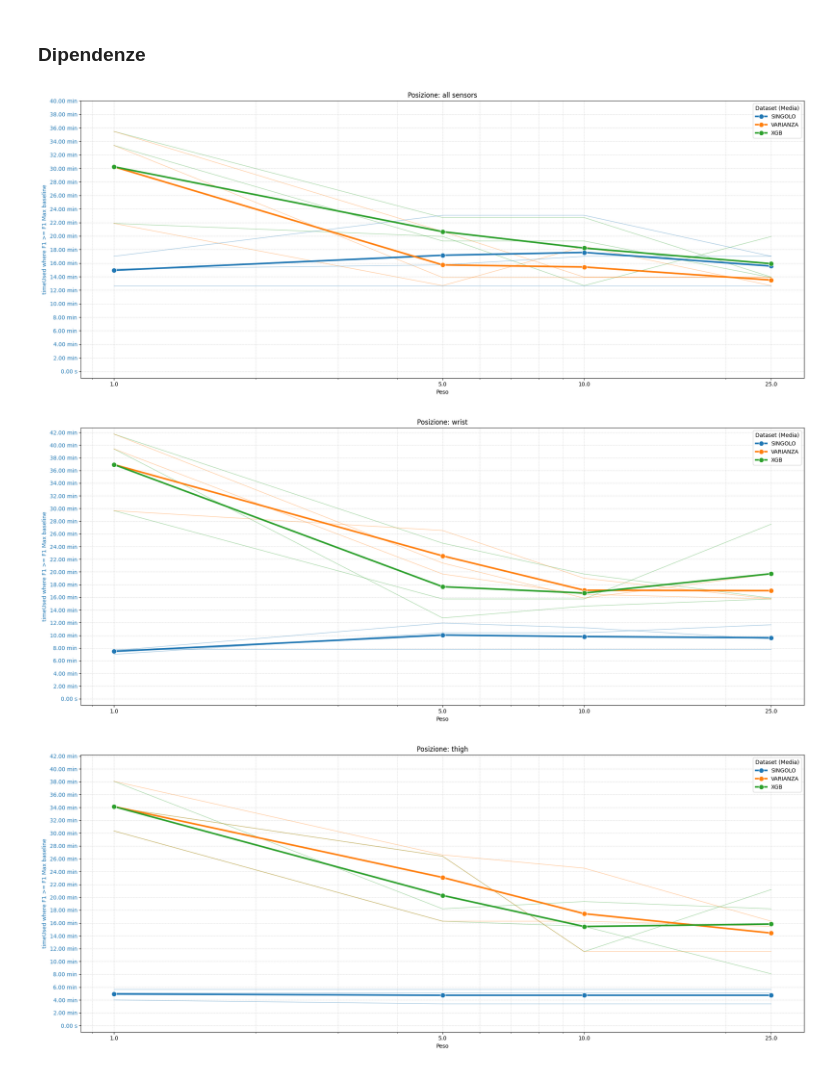
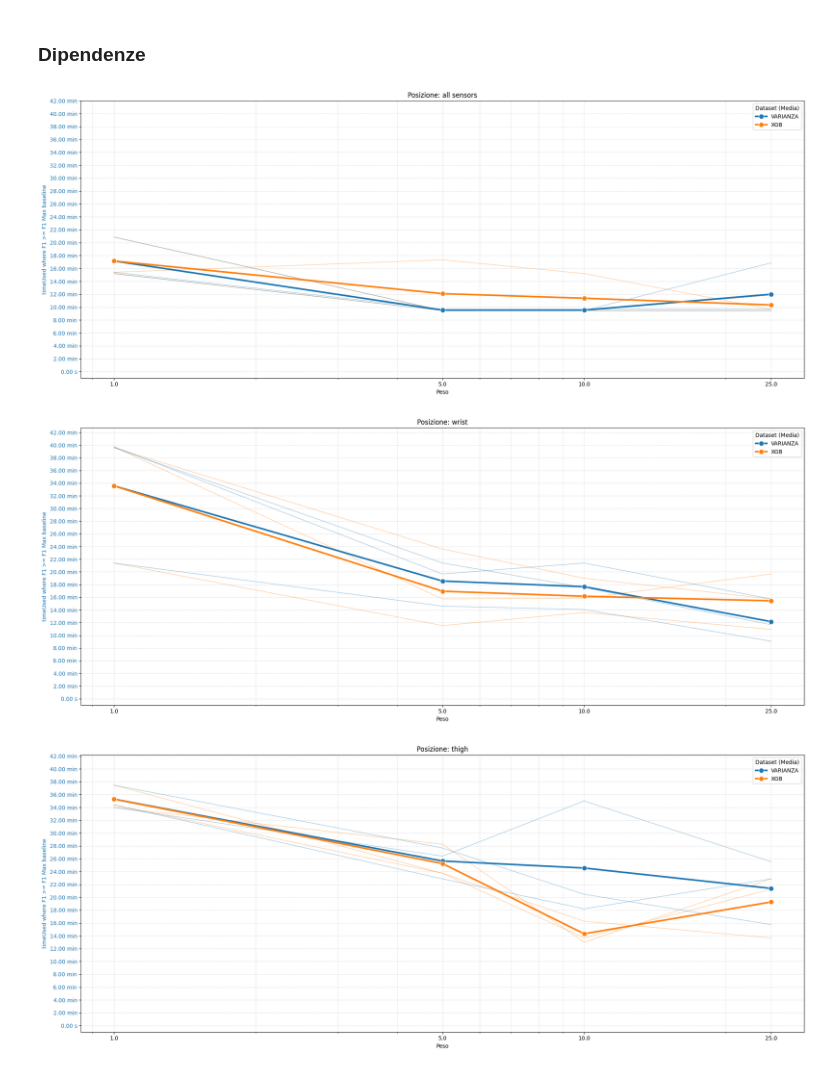
Before and after one commit to EChiarini/TesiTriennale, a Jupyter notebook: DisplayResults.ipynb, the cells around one changed output. Cells and saved outputs as stored; diff of their text form; code cells hidden in the pictures.

```diff
--- a/DisplayResults.ipynb
+++ b/DisplayResults.ipynb
@@ -49,7 +49,7 @@ elif DATASET == '?':
 else:
     raise ValueError("DATASET non valido. Scegliere tra 'MultiPositionWearable', 'selfBACK' o '?'")
 # %%
-temp = pd.read_csv(MYPATH + NOMI_FILE['modello_base'] + '_boh_boh.csv', header=0)
+temp = pd.read_csv(MYPATH + NOMI_FILE['modello_base_crowd'] + '.csv', header=0)
 POSIZIONI = temp['position'].unique()
 #POSIZIONI = ['left wrist', 'right pocket','all sensors']
 PESI = temp['weight'].unique()
@@ -63,7 +63,7 @@ def format_seconds_to_minutes(val,pos):
 # %%
 for position_to_plot in POSIZIONI:
     try:
-        df_singolo_full = pd.read_csv(MYPATH + NOMI_FILE['baseline'] + '_boh_boh.csv', header=0)
+        df_singolo_full = pd.read_csv(MYPATH + NOMI_FILE['baseline_crowd'] + '.csv', header=0)
         if df_singolo_full.empty:
             raise FileNotFoundError(f"Nessun dato SINGOLO (XGB peso=1) per {position_to_plot}")
 
@@ -80,8 +80,8 @@ for position_to_plot in POSIZIONI:
 
         all_other_dfs = []
         datasets_files = {
-            'XGB': MYPATH +  NOMI_FILE['modello_base'] + '.csv',
-            'VARIANZA': MYPATH +  NOMI_FILE['modello_varianza'] + '.csv',
+            'XGB': MYPATH +  NOMI_FILE['modello_base_crowd'] + '.csv',
+            'VARIANZA': MYPATH +  NOMI_FILE['modello_varianza_crowd'] + '.csv',
         }
         temp_datasets_to_process = list(datasets_to_process)
         for name, filepath in datasets_files.items():
@@ -219,33 +219,33 @@ for position_to_plot in POSIZIONI:
             ax2 = ax1.twinx()
             sns.lineplot(
                 data=plot_data_y2_ind, x='weight', y='corresponding_time', hue='dataset',
                 palette=dataset_colors, units='random_state', estimator=None,
                 linewidth=1, alpha=0.4, legend=False, ax=ax2, linestyle='dotted'
             )
             sns.lineplot(
                 data=plot_data_y2_avg, x='weight', y='corresponding_time', hue='dataset',
                 palette=dataset_colors, style='dataset', marker='s', markersize=9, dashes=False,
                 linewidth=3, legend=False, ax=ax2, linestyle='dotted'
             )
 
             ax2.set_ylabel(f'Tempo Addestramento Corrispondente ({time_column_name})', color='tab:red')
             ax2.tick_params(axis='y', labelcolor='tab:red')
             ax2.yaxis.set_major_formatter(ticker.FuncFormatter(format_seconds_to_minutes))
 
         tick_interval_seconds = 2 * 60
         yticks = np.arange(0, ymax + tick_interval_seconds, tick_interval_seconds)
         ax1.set_yticks(yticks)
 
         handles, labels = ax1.get_legend_handles_labels()
         num_datasets = len(unique_datasets)
         handles, labels = handles[:num_datasets], labels[:num_datasets]
         ax1.legend(handles, labels, title='Dataset (Media)')
 
         plt.title(f'Posizione: {position_to_plot}')
         fig.tight_layout(rect=[0, 0, 0.82, 1])
         plt.show()
         plt.close()
 # %% [output]
-[figure, old version]
+[figure, new version]
-[figure, old version]
+[figure, new version]
-[figure, old version]
+[figure, new version]
```
